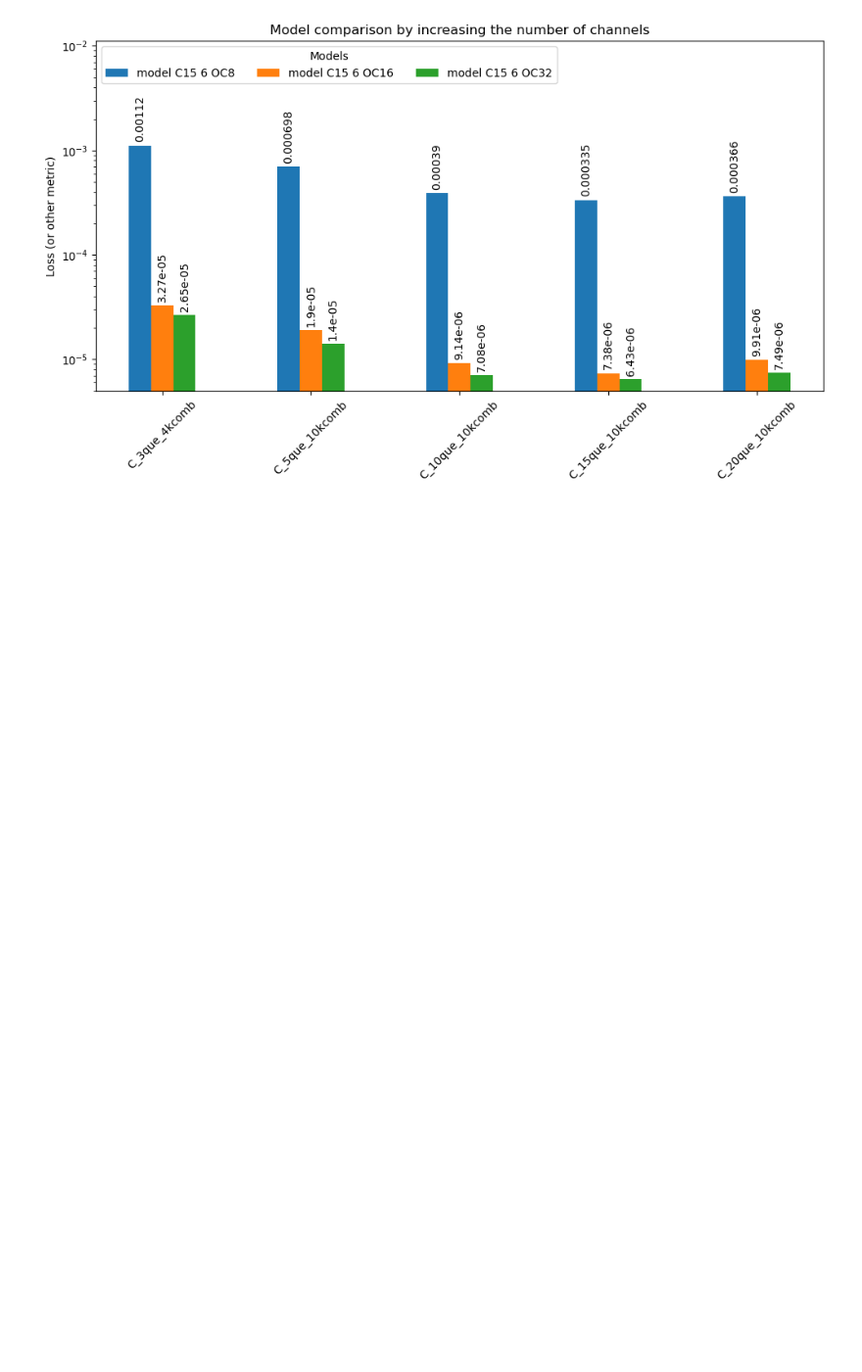
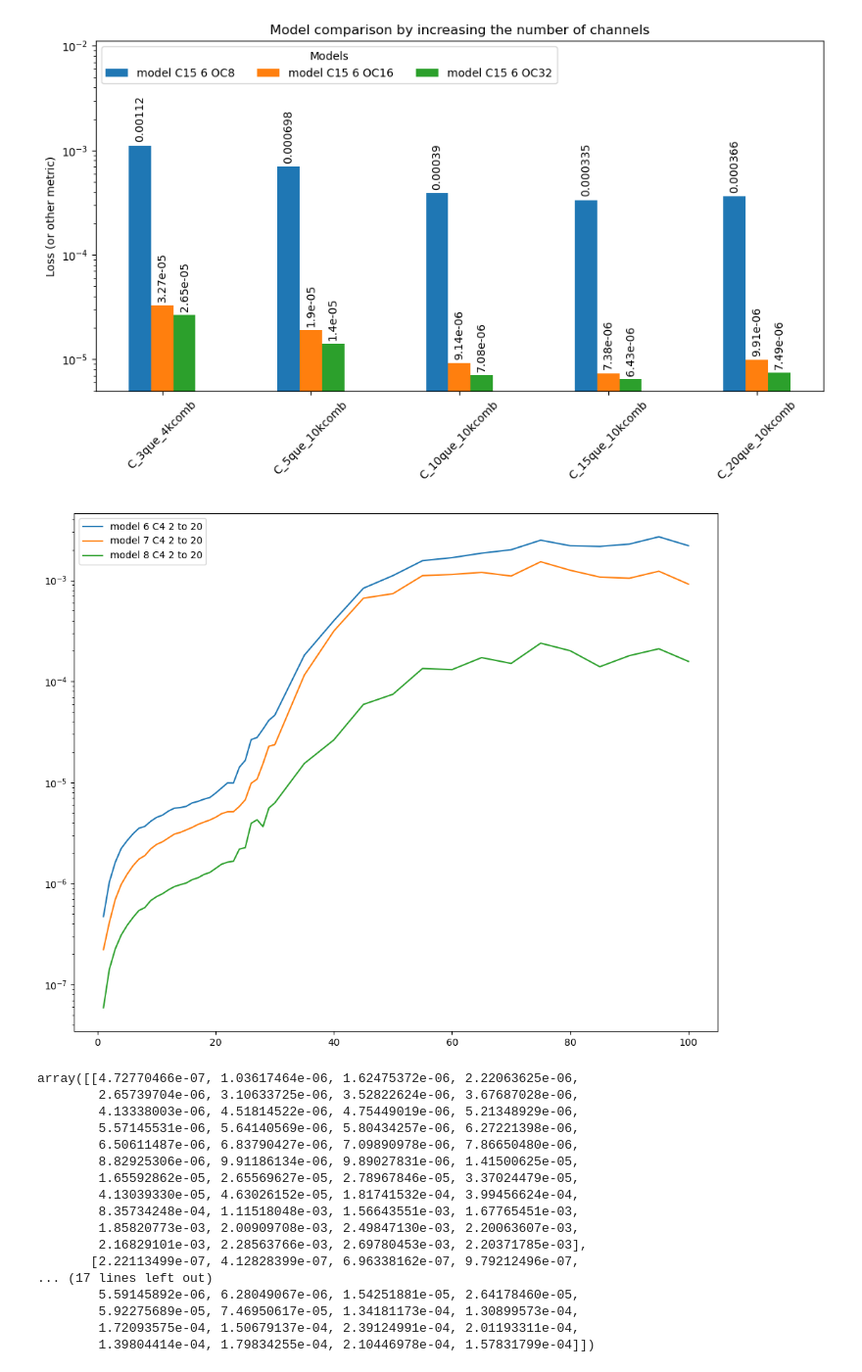
Before and after one commit to theodore2leusse/NNonlineGP, a Jupyter notebook: nn_training_and_results.ipynb, the cells around one changed output. Shown at 98% size. Cells and saved outputs as stored; diff of their text form; code cells hidden in the pictures; blank space fills up the shorter version.

```diff
--- a/nn_training_and_results.ipynb
+++ b/nn_training_and_results.ipynb
@@ -2316,3 +2337,67 @@ datasets_labels = [# 'A_3que_4kcomb',
 my_models_results = compare_models(models, datasets_files, models_labels, datasets_labels, title='Model comparison by increasing the number of channels')
 # %% [output]
 [figure]
+# %%
+def compare_models_plot(models, models_labels, nb_queries_list, datasets_files, title="Model Comparison", figsize=(10, 8)):
+    """
+
+    """
+    num_models = len(models_labels)  # Number of models
+    num_dataset = len(datasets_files)  # Number of datasets
+
+    # Initialize the figure for plotting
+    plt.figure(figsize=figsize)
+
+    models_results = np.zeros((num_models, num_dataset))
+
+    for i in range(num_dataset):
+        my_test_loader = get_dataset(dataset_file=datasets_files[i])
+        for j in range(num_models):
+            models_results[j,i]= evaluate_model(model=models[j], test_loader=my_test_loader,
+                                                             criterion_function=custom_loss, device=device)
+    for j in range(num_models):
+        plt.plot(nb_queries_list, models_results[j], label=models_labels[j])
+    plt.yscale('log')
+    plt.tight_layout()  # Adjust layout to make sure everything fits well
+    plt.legend()
+    plt.show()  # Display the chart
+
+    return(models_results)
+# %%
+models = [
+          model_t6_C4_2to20,
+          model_t7_C4_2to20,
+          model_t8_C4_2to20,
+          ]
+models_labels = [
+                 'model 6 C4 2 to 20',
+                 'model 7 C4 2 to 20',
+                 'model 8 C4 2 to 20'
+                 ]
+
+
+
+nb_queries_list = [i for i in range(1,31)] + [i for i in range(35,101,5)]
+
+datasets_files = [f'dataset/test/og_C4_{i}que_rat5_emgALLtest.pth' for i in nb_queries_list]
+
+compare_models_plot(models, models_labels, nb_queries_list, datasets_files)
+# %% [output]
+[figure, added]
+array([[4.72770466e-07, 1.03617464e-06, 1.62475372e-06, 2.22063625e-06,
+        2.65739704e-06, 3.10633725e-06, 3.52822624e-06, 3.67687028e-06,
+        4.13338003e-06, 4.51814522e-06, 4.75449019e-06, 5.21348929e-06,
+        5.57145531e-06, 5.64140569e-06, 5.80434257e-06, 6.27221398e-06,
+        6.50611487e-06, 6.83790427e-06, 7.09890978e-06, 7.86650480e-06,
+        8.82925306e-06, 9.91186134e-06, 9.89027831e-06, 1.41500625e-05,
+        1.65592862e-05, 2.65569627e-05, 2.78967846e-05, 3.37024479e-05,
+        4.13039330e-05, 4.63026152e-05, 1.81741532e-04, 3.99456624e-04,
+        8.35734248e-04, 1.11518048e-03, 1.56643551e-03, 1.67765451e-03,
+        1.85820773e-03, 2.00909708e-03, 2.49847130e-03, 2.20063607e-03,
+        2.16829101e-03, 2.28563766e-03, 2.69780453e-03, 2.20371785e-03],
+       [2.22113499e-07, 4.12828399e-07, 6.96338162e-07, 9.79212496e-07,
+... (17 lines left out)
+        5.59145892e-06, 6.28049067e-06, 1.54251881e-05, 2.64178460e-05,
+        5.92275689e-05, 7.46950617e-05, 1.34181173e-04, 1.30899573e-04,
+        1.72093575e-04, 1.50679137e-04, 2.39124991e-04, 2.01193311e-04,
+        1.39804414e-04, 1.79834255e-04, 2.10446978e-04, 1.57831799e-04]])
```
Also changed, not shown: parts of 12 cells of this notebook, 5 other files.
